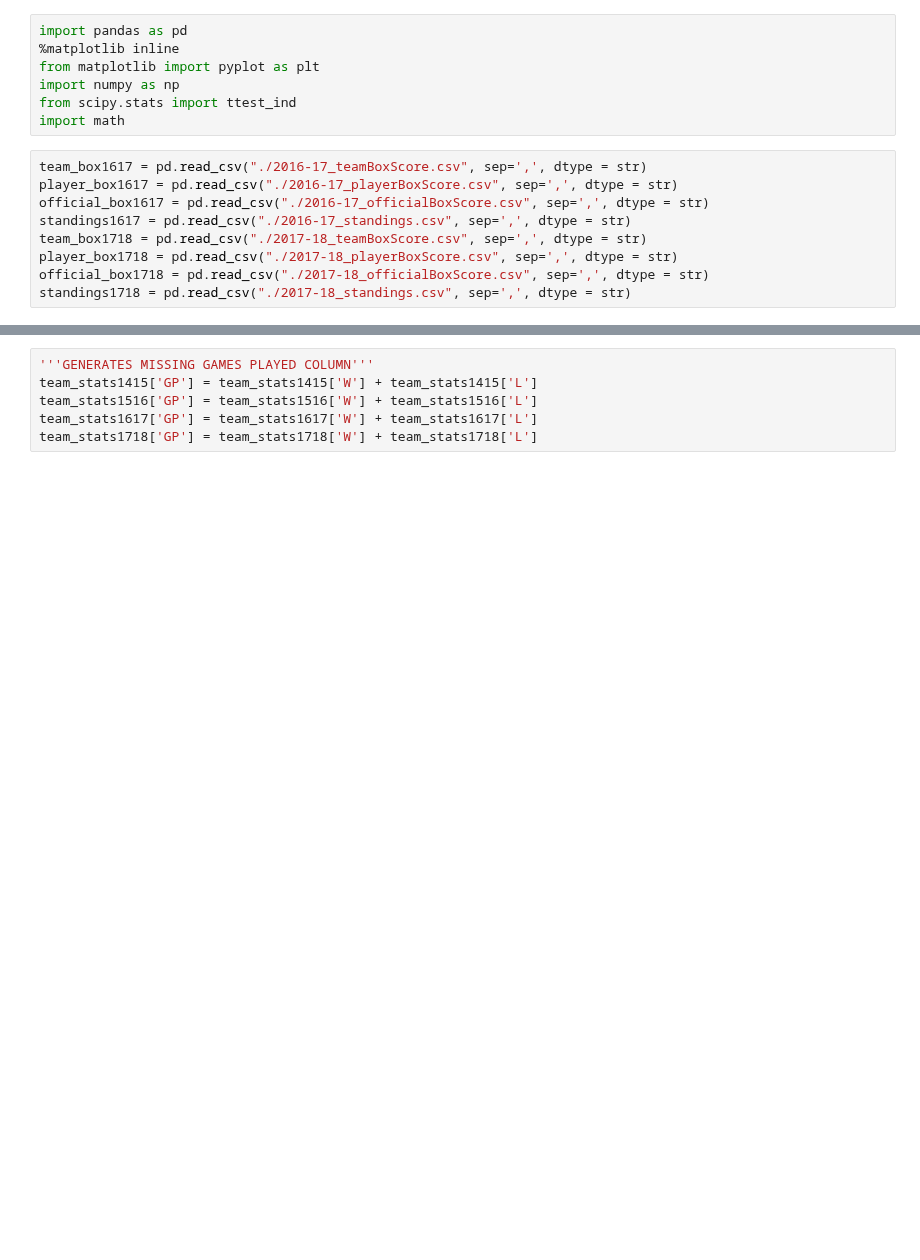
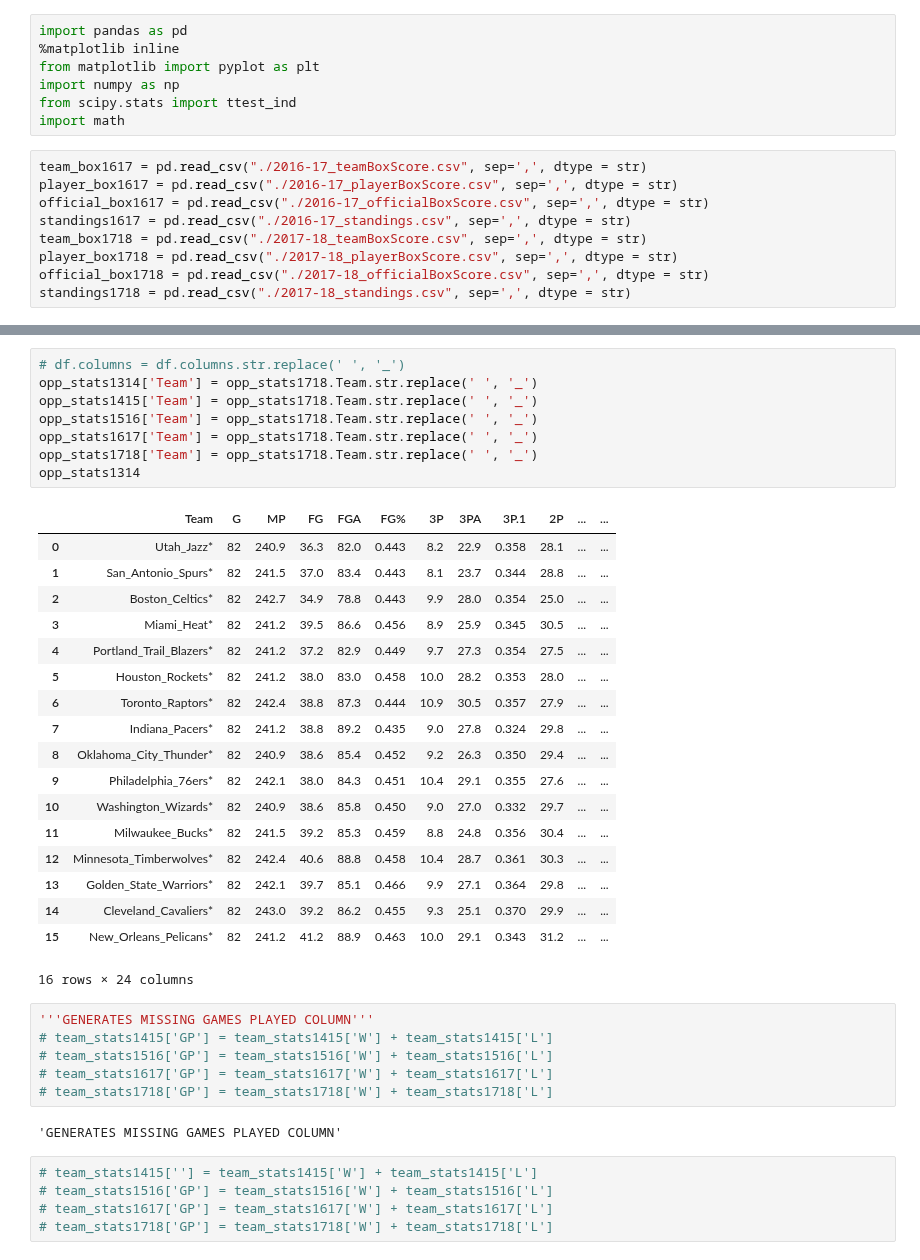
Before and after one commit to MaloneRobert/BasketballPredictor, a Jupyter notebook: Preprocessing.ipynb, the cells around one changed output, grey strips where cells are left out. Drawn from its saved outputs; the diff is of its cells as text; blank space fills up the shorter version.

```diff
--- a/Preprocessing.ipynb
+++ b/Preprocessing.ipynb
@@ -38,8 +100,42 @@ team_stats1718 = pd.read_csv("./Stats_17-18.csv", sep = ",")
+# %%
+# df.columns = df.columns.str.replace(' ', '_')
+opp_stats1314['Team'] = opp_stats1718.Team.str.replace(' ', '_')
+opp_stats1415['Team'] = opp_stats1718.Team.str.replace(' ', '_')
+opp_stats1516['Team'] = opp_stats1718.Team.str.replace(' ', '_')
+opp_stats1617['Team'] = opp_stats1718.Team.str.replace(' ', '_')
+opp_stats1718['Team'] = opp_stats1718.Team.str.replace(' ', '_')
+opp_stats1314
+# %% [output]
+|  | Team | G | MP | FG | FGA | FG% | 3P | 3PA | 3P.1 | 2P | ... | ... |
+| 0 | Utah_Jazz* | 82 | 240.9 | 36.3 | 82.0 | 0.443 | 8.2 | 22.9 | 0.358 | 28.1 | ... | ... |
+| 1 | San_Antonio_Spurs* | 82 | 241.5 | 37.0 | 83.4 | 0.443 | 8.1 | 23.7 | 0.344 | 28.8 | ... | ... |
+| 2 | Boston_Celtics* | 82 | 242.7 | 34.9 | 78.8 | 0.443 | 9.9 | 28.0 | 0.354 | 25.0 | ... | ... |
+| 3 | Miami_Heat* | 82 | 241.2 | 39.5 | 86.6 | 0.456 | 8.9 | 25.9 | 0.345 | 30.5 | ... | ... |
+| 4 | Portland_Trail_Blazers* | 82 | 241.2 | 37.2 | 82.9 | 0.449 | 9.7 | 27.3 | 0.354 | 27.5 | ... | ... |
+| 5 | Houston_Rockets* | 82 | 241.2 | 38.0 | 83.0 | 0.458 | 10.0 | 28.2 | 0.353 | 28.0 | ... | ... |
+| 6 | Toronto_Raptors* | 82 | 242.4 | 38.8 | 87.3 | 0.444 | 10.9 | 30.5 | 0.357 | 27.9 | ... | ... |
+| 7 | Indiana_Pacers* | 82 | 241.2 | 38.8 | 89.2 | 0.435 | 9.0 | 27.8 | 0.324 | 29.8 | ... | ... |
+| 8 | Oklahoma_City_Thunder* | 82 | 240.9 | 38.6 | 85.4 | 0.452 | 9.2 | 26.3 | 0.350 | 29.4 | ... | ... |
+| 9 | Philadelphia_76ers* | 82 | 242.1 | 38.0 | 84.3 | 0.451 | 10.4 | 29.1 | 0.355 | 27.6 | ... | ... |
+| 10 | Washington_Wizards* | 82 | 240.9 | 38.6 | 85.8 | 0.450 | 9.0 | 27.0 | 0.332 | 29.7 | ... | ... |
+| 11 | Milwaukee_Bucks* | 82 | 241.5 | 39.2 | 85.3 | 0.459 | 8.8 | 24.8 | 0.356 | 30.4 | ... | ... |
+| 12 | Minnesota_Timberwolves* | 82 | 242.4 | 40.6 | 88.8 | 0.458 | 10.4 | 28.7 | 0.361 | 30.3 | ... | ... |
+| 13 | Golden_State_Warriors* | 82 | 242.1 | 39.7 | 85.1 | 0.466 | 9.9 | 27.1 | 0.364 | 29.8 | ... | ... |
+| 14 | Cleveland_Cavaliers* | 82 | 243.0 | 39.2 | 86.2 | 0.455 | 9.3 | 25.1 | 0.370 | 29.9 | ... | ... |
+| 15 | New_Orleans_Pelicans* | 82 | 241.2 | 41.2 | 88.9 | 0.463 | 10.0 | 29.1 | 0.343 | 31.2 | ... | ... |
+16 rows × 24 columns
 # %%
 '''GENERATES MISSING GAMES PLAYED COLUMN'''
-team_stats1415['GP'] = team_stats1415['W'] + team_stats1415['L']
-team_stats1516['GP'] = team_stats1516['W'] + team_stats1516['L']
-team_stats1617['GP'] = team_stats1617['W'] + team_stats1617['L']
-team_stats1718['GP'] = team_stats1718['W'] + team_stats1718['L']
+# team_stats1415['GP'] = team_stats1415['W'] + team_stats1415['L']
+# team_stats1516['GP'] = team_stats1516['W'] + team_stats1516['L']
+# team_stats1617['GP'] = team_stats1617['W'] + team_stats1617['L']
+# team_stats1718['GP'] = team_stats1718['W'] + team_stats1718['L']
+# %% [output]
+'GENERATES MISSING GAMES PLAYED COLUMN'
+# %%
+# team_stats1415[''] = team_stats1415['W'] + team_stats1415['L']
+# team_stats1516['GP'] = team_stats1516['W'] + team_stats1516['L']
+# team_stats1617['GP'] = team_stats1617['W'] + team_stats1617['L']
+# team_stats1718['GP'] = team_stats1718['W'] + team_stats1718['L']
 # %%
 '''DELETES USELESS "MIN" COLUMN... JUST NaN FOR ALL'''
```
Also changed, not shown: parts of 11 cells of this notebook, 9 other files.
